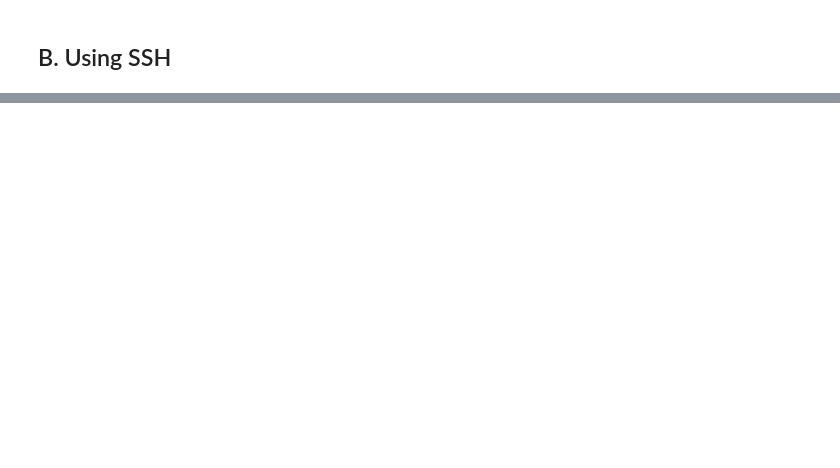
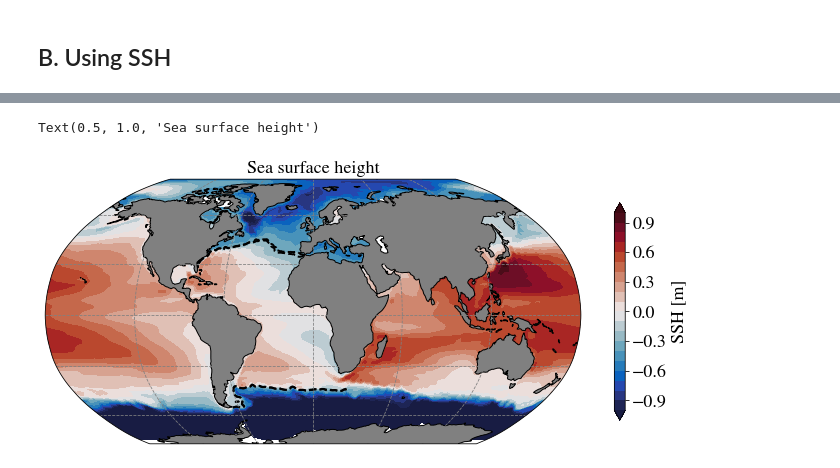
Before and after one commit to dhruvbhagtani/sfc-perturbation-expts, a Jupyter notebook: 025deg_flux_expts/SSH_or_streamfunction.ipynb, the cells around one changed output, grey strips where cells are left out. Saved outputs shown, nothing was run; the diff lists cells and outputs as text; code cells hidden in the pictures; blank space fills up the shorter version.

```diff
--- a/025deg_flux_expts/SSH_or_streamfunction.ipynb
+++ b/025deg_flux_expts/SSH_or_streamfunction.ipynb
@@ -136,0 +268,30 @@ plt.savefig('Figures/ssh.jpeg', bbox_inches = 'tight', dpi = 900, transparent=Tr
+# %%
+# Grid (used for plotting)
+geolon_c = xr.open_dataset('/g/data/ik11/grids/ocean_grid_025.nc').geolon_c
+geolat_t = xr.open_dataset('/g/data/ik11/grids/ocean_grid_025.nc').geolat_t
+
+# Define the levels for the contourf
+lvls = np.linspace(-1, 1, 21)
+
+fig = plt.figure(figsize = (12, 8))
+ax = fig.add_subplot(111, projection = ccrs.Robinson())
+
+# Add land features and gridlines
+ax.add_feature(cfeature.LAND, edgecolor = 'black', facecolor = 'gray', zorder = 2)
+ax.gridlines(color='grey', linestyle='--')
+
+ax.contour(geolon_c, geolat_t, SSH_atlantic1, colors = 'black', levels = [-0.31, -0.29], transform=ccrs.PlateCarree(), add_colorbar=False)
+ax.contour(geolon_c, geolat_t, SSH_atlantic2, colors = 'black', levels = [-0.31, -0.29], transform=ccrs.PlateCarree(), add_colorbar=False)
+
+# Plot the barotropic stream function
+cf = ax.contourf(geolon_c, geolat_t, SSH, levels = lvls, cmap = cm.cm.balance, extend = 'both',
+                 transform = ccrs.PlateCarree())
+
+# Adding xticks
+# Add a colorbar
+cbar = fig.colorbar(cf, ax = ax, orientation = 'vertical', shrink = 0.5)
+cbar.set_label('SSH [m]', size = 18)
+ax.set_title('Sea surface height', size = 18)
+# %% [output]
+Text(0.5, 1.0, 'Sea surface height')
+[figure, added]
```
Also changed, not shown: parts of 43 cells of this notebook.
